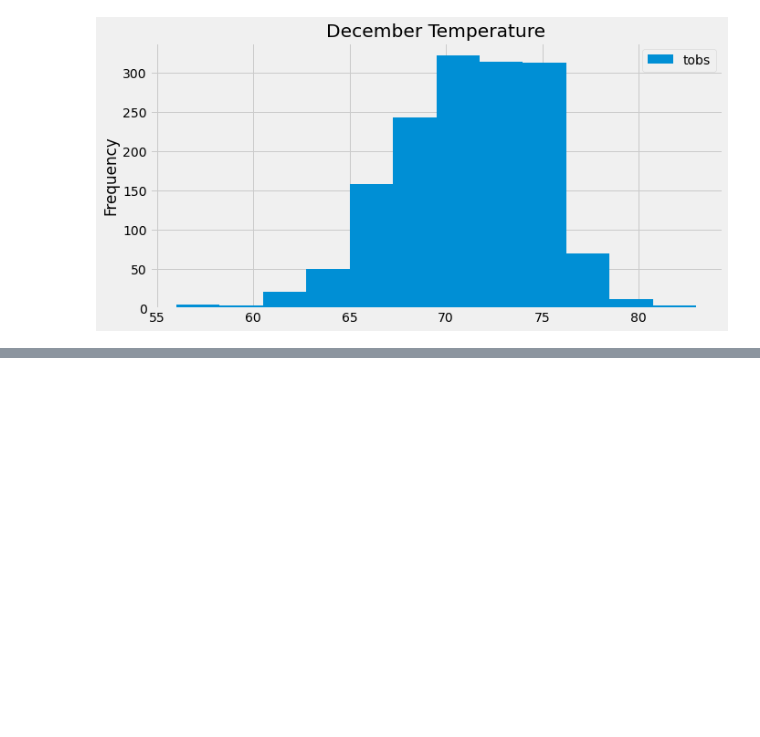
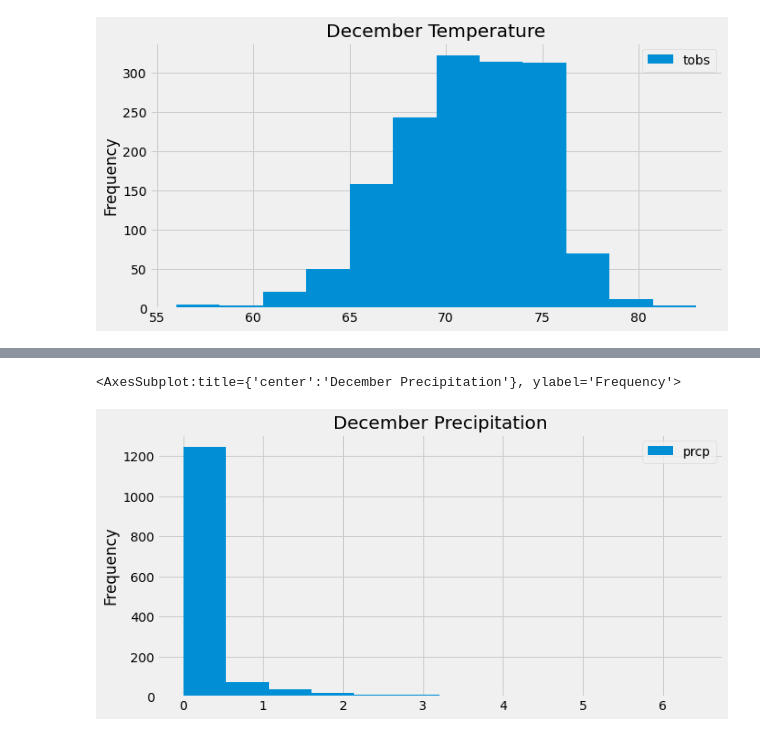
Before and after one commit to biboking/surfs_up, a Jupyter notebook: SurfsUp_Challenge.ipynb, the cells around one changed output, grey strips where cells are left out. Drawn from its saved outputs; the diff is of its cells as text; code cells hidden in the pictures; blank space fills up the shorter version.

```diff
--- a/SurfsUp_Challenge.ipynb
+++ b/SurfsUp_Challenge.ipynb
@@ -144,0 +156,9 @@ Dec_df.plot.hist(bins=12, title = 'December Temperature', figsize=(10,5))
+# %%
+Dec_prcp = session.query(Measurement.prcp).\
+    filter(func.strftime("%m", Measurement.date)=="12").\
+    order_by(Measurement.date).all()
+Dec_prcp_df = pd.DataFrame(Dec_prcp, columns=['prcp'])
+Dec_prcp_df.plot.hist(bins=12, title = 'December Precipitation', figsize=(10,5))
+# %% [output]
+<AxesSubplot:title={'center':'December Precipitation'}, ylabel='Frequency'>
+[figure, added]
```
Also changed, not shown: parts of 2 cells of this notebook, 2 other files.
